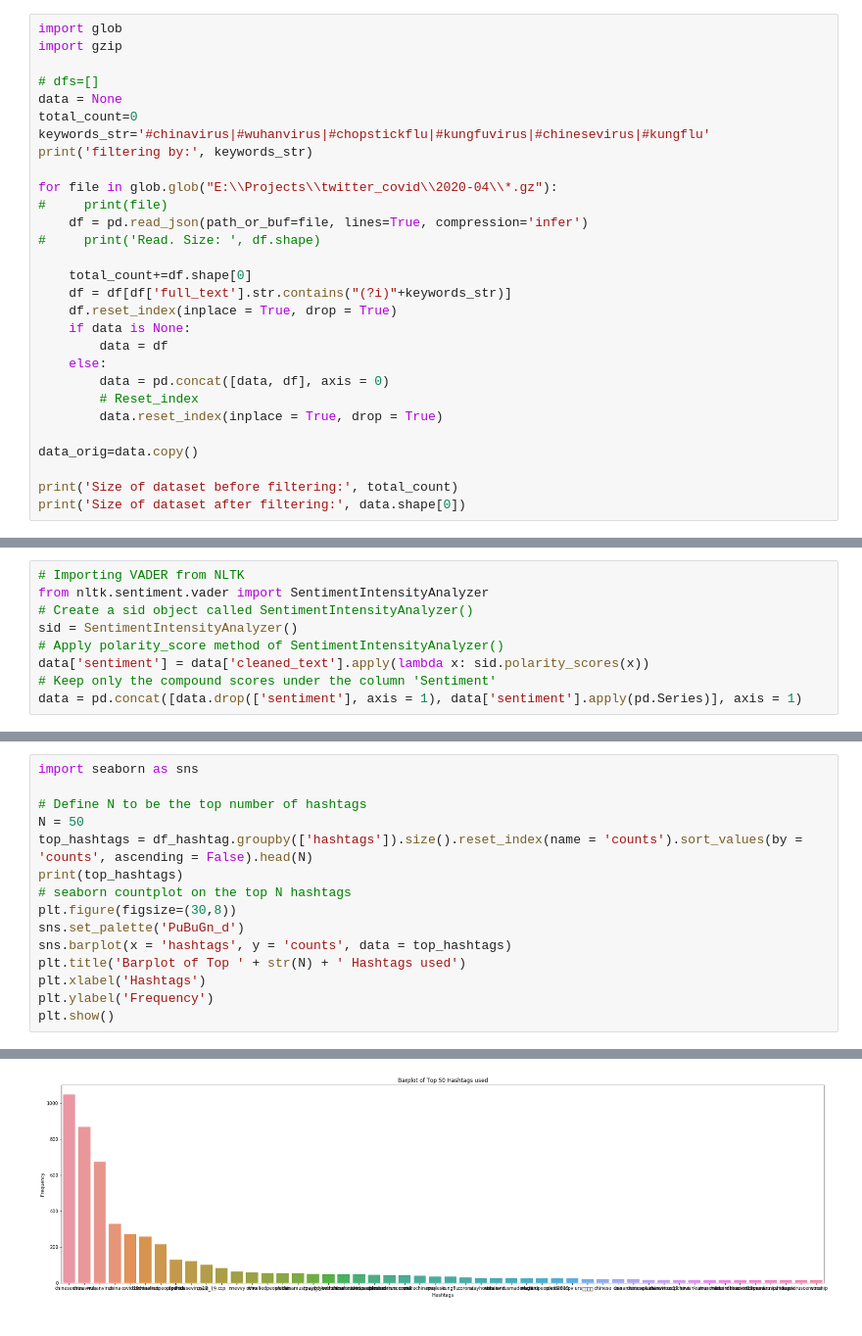
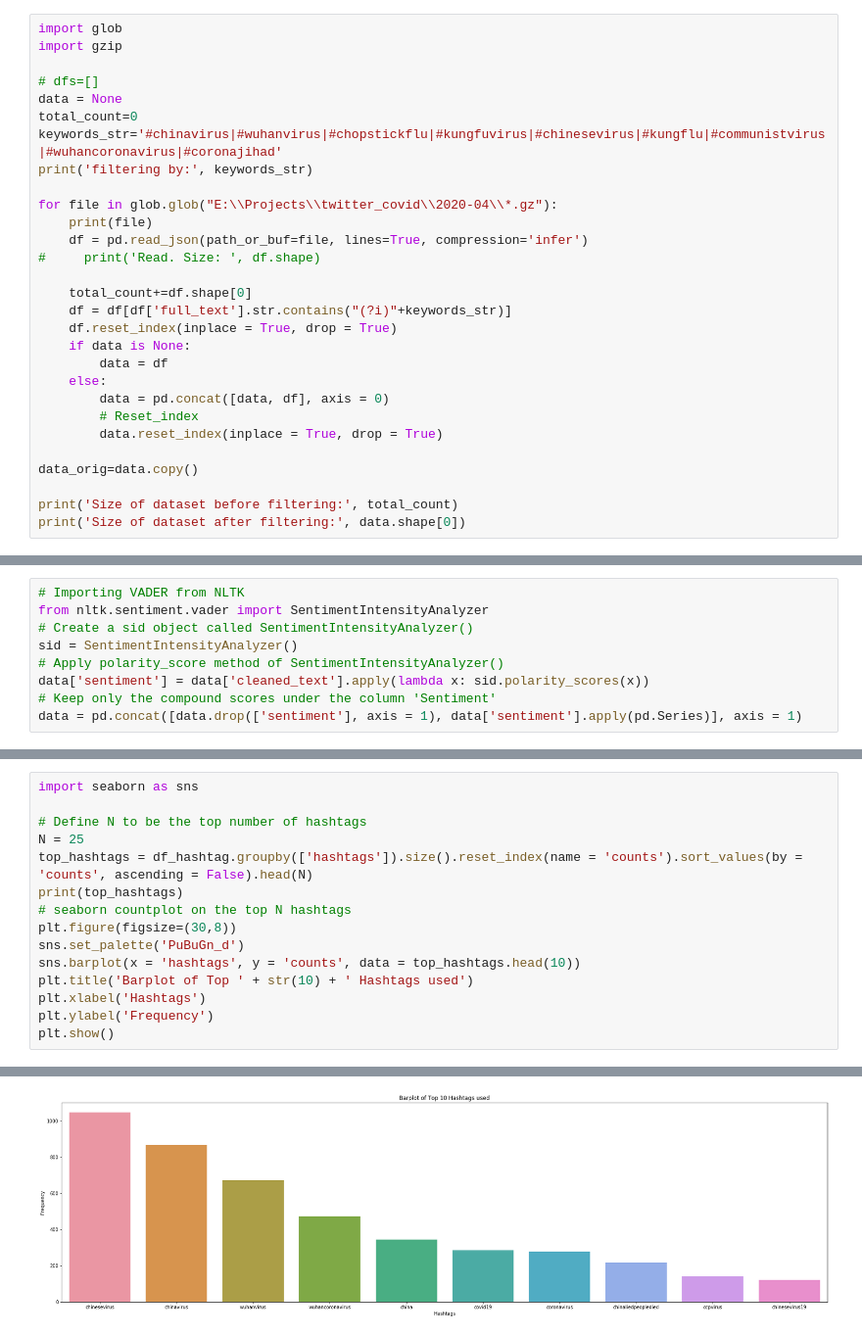
Before and after one commit to TheZarif/covid-stigma-anaylsis, a Jupyter notebook: analyze_tweets-aprl.ipynb, the cells around one changed output, grey strips where cells are left out. Shown at 98% size. Drawn from its saved outputs; the diff is of its cells as text.

Commit message:
updated to include more keywords; added wordcloud for 5 different hashtags

```diff
--- a/analyze_tweets-aprl.ipynb
+++ b/analyze_tweets-aprl.ipynb
@@ -23,11 +23,11 @@ import gzip
 # dfs=[]
 data = None
 total_count=0
-keywords_str='#chinavirus|#wuhanvirus|#chopstickflu|#kungfuvirus|#chinesevirus|#kungflu'
+keywords_str='#chinavirus|#wuhanvirus|#chopstickflu|#kungfuvirus|#chinesevirus|#kungflu|#communistvirus|#wuhancoronavirus|#coronajihad'
 print('filtering by:', keywords_str)
 
 for file in glob.glob("E:\\Projects\\twitter_covid\\2020-04\\*.gz"):
-#     print(file)
+    print(file)
     df = pd.read_json(path_or_buf=file, lines=True, compression='infer')
 #     print('Read. Size: ', df.shape)
 
@@ -368,14 +382,14 @@ Shape of df_hashtag is: (7967, 1)
 import seaborn as sns
 
 # Define N to be the top number of hashtags
-N = 50
+N = 25
 top_hashtags = df_hashtag.groupby(['hashtags']).size().reset_index(name = 'counts').sort_values(by = 'counts', ascending = False).head(N)
 print(top_hashtags)
 # seaborn countplot on the top N hashtags
 plt.figure(figsize=(30,8))
 sns.set_palette('PuBuGn_d')
-sns.barplot(x = 'hashtags', y = 'counts', data = top_hashtags)
-plt.title('Barplot of Top ' + str(N) + ' Hashtags used')
+sns.barplot(x = 'hashtags', y = 'counts', data = top_hashtags.head(10))
+plt.title('Barplot of Top ' + str(10) + ' Hashtags used')
 plt.xlabel('Hashtags')
 plt.ylabel('Frequency')
 plt.show()
@@ -400,4 +414,4 @@ plt.show()
-[figure, old version]
+[figure, new version]
 # %%
 def isNaN(num):
     return num != num
```
Also changed, not shown: parts of 15 cells of this notebook, 4 other files.
